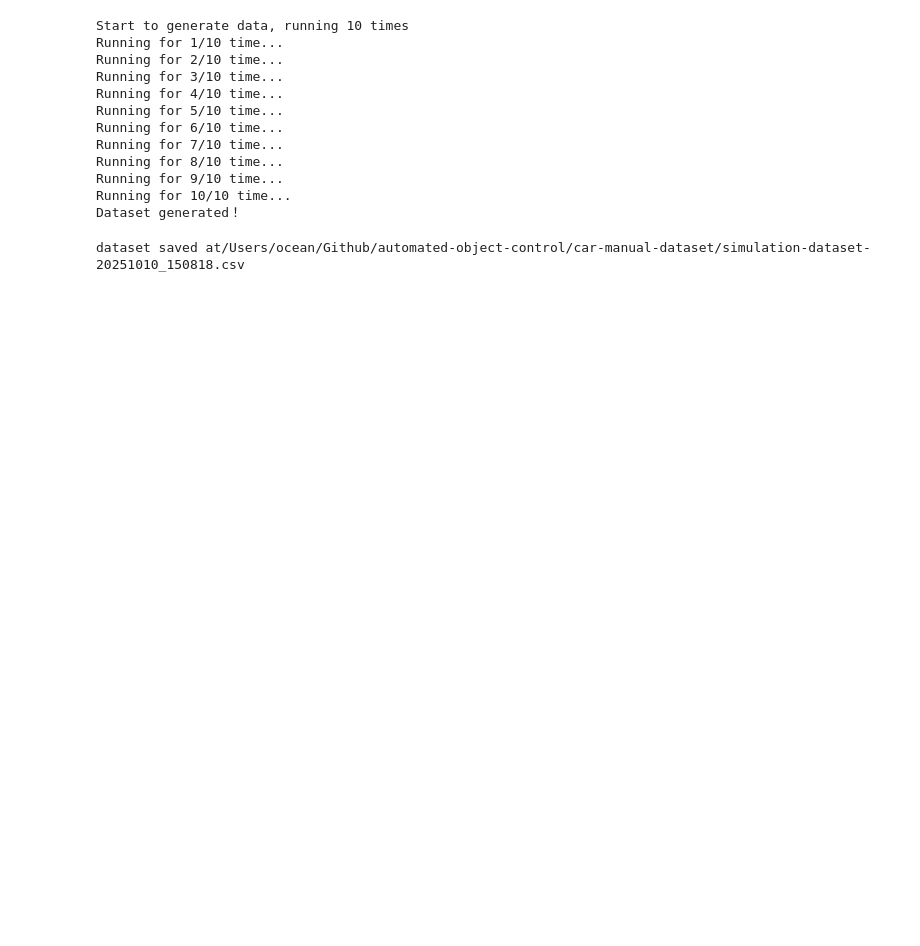
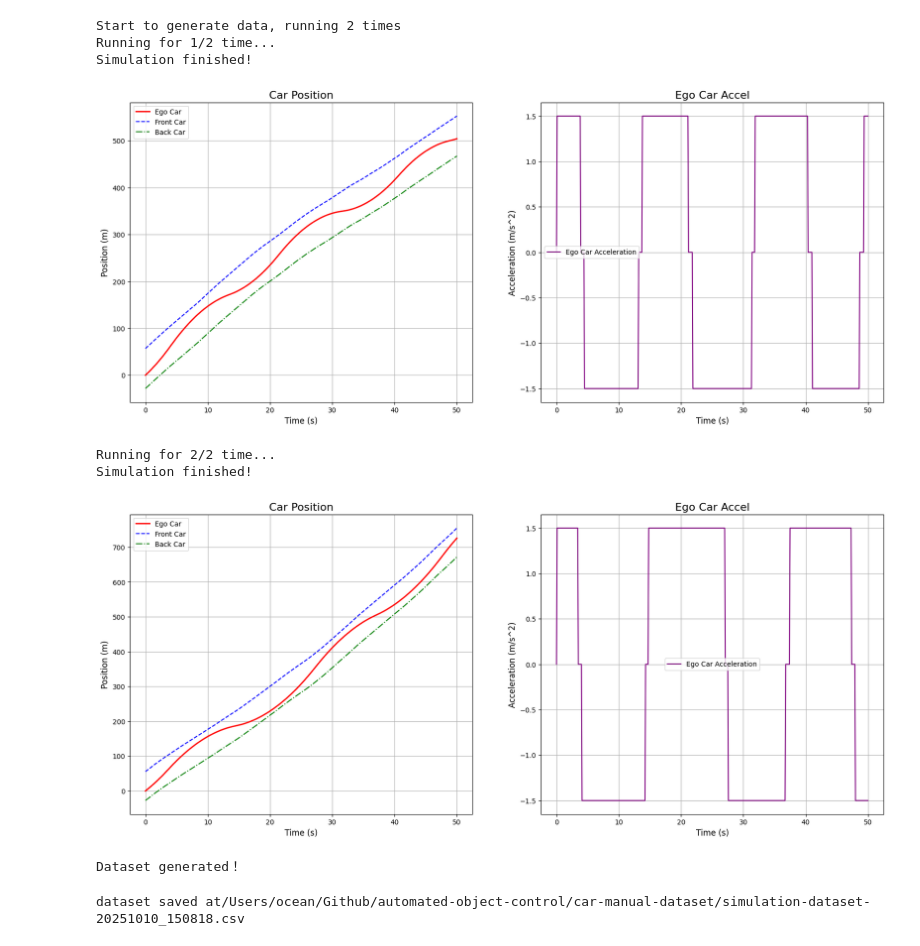
Before and after one commit to constancefr/automated-object-control, a Jupyter notebook: cars-manual-dataset-generate.ipynb, the cells around one changed output. Saved outputs shown, nothing was run; the diff lists cells and outputs as text; code cells hidden in the pictures; blank space fills up the shorter version.

Commit message:
added some comments, and show the plot while generating dataset

```diff
--- a/cars-manual-dataset-generate.ipynb
+++ b/cars-manual-dataset-generate.ipynb
@@ -168,32 +171,28 @@ def run_single_simulation(simulation_time,dt):
 # %%
-num_run = 10
+num_run = 2
 simulation_time = 50
 dt = 0.1
 
 all_data = []
 
 print(f"Start to generate data, running {num_run} times")
 
-# --- 循环运行仿真 ---
+# --- run simulations ---
 for i in range(num_run):
     print(f"Running for {i + 1}/{num_run} time...")
     single_run_data = run_single_simulation(simulation_time, dt)
     all_data.append(single_run_data)
 
 print("Dataset generated！")
 # %% [output]
-Start to generate data, running 10 times
-Running for 1/10 time...
-Running for 2/10 time...
-Running for 3/10 time...
-Running for 4/10 time...
-Running for 5/10 time...
-Running for 6/10 time...
-Running for 7/10 time...
-Running for 8/10 time...
-Running for 9/10 time...
-Running for 10/10 time...
-Dataset generated！
+Start to generate data, running 2 times
+Running for 1/2 time...
+Simulation finished!
+[figure, added]
+Running for 2/2 time...
+Simulation finished!
+[figure, added]
+Dataset generated！
 # %%
 processed_data = []
 for run_id, run_data in enumerate(all_data):
```
Also changed, not shown: parts of 2 cells of this notebook, 2 other files.
